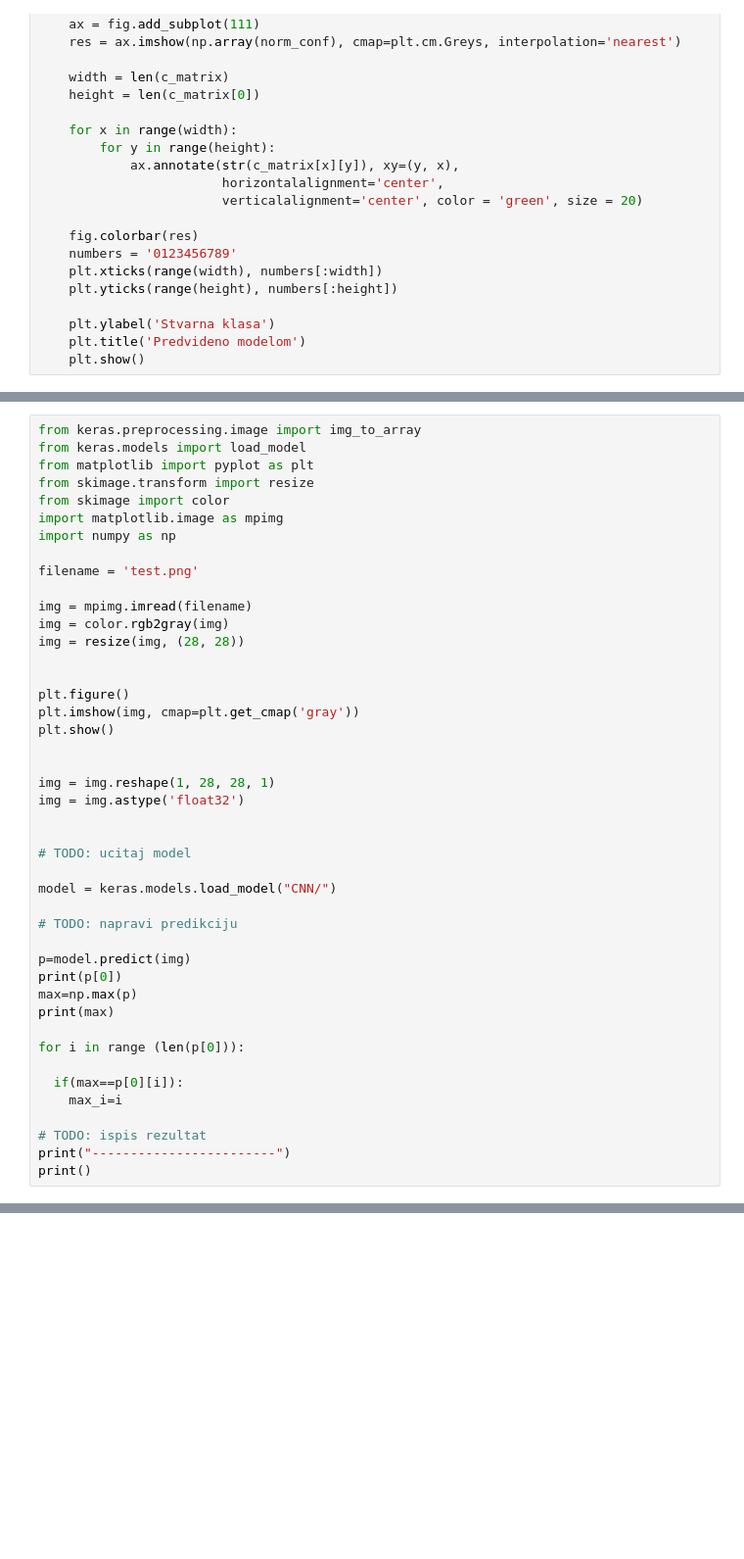
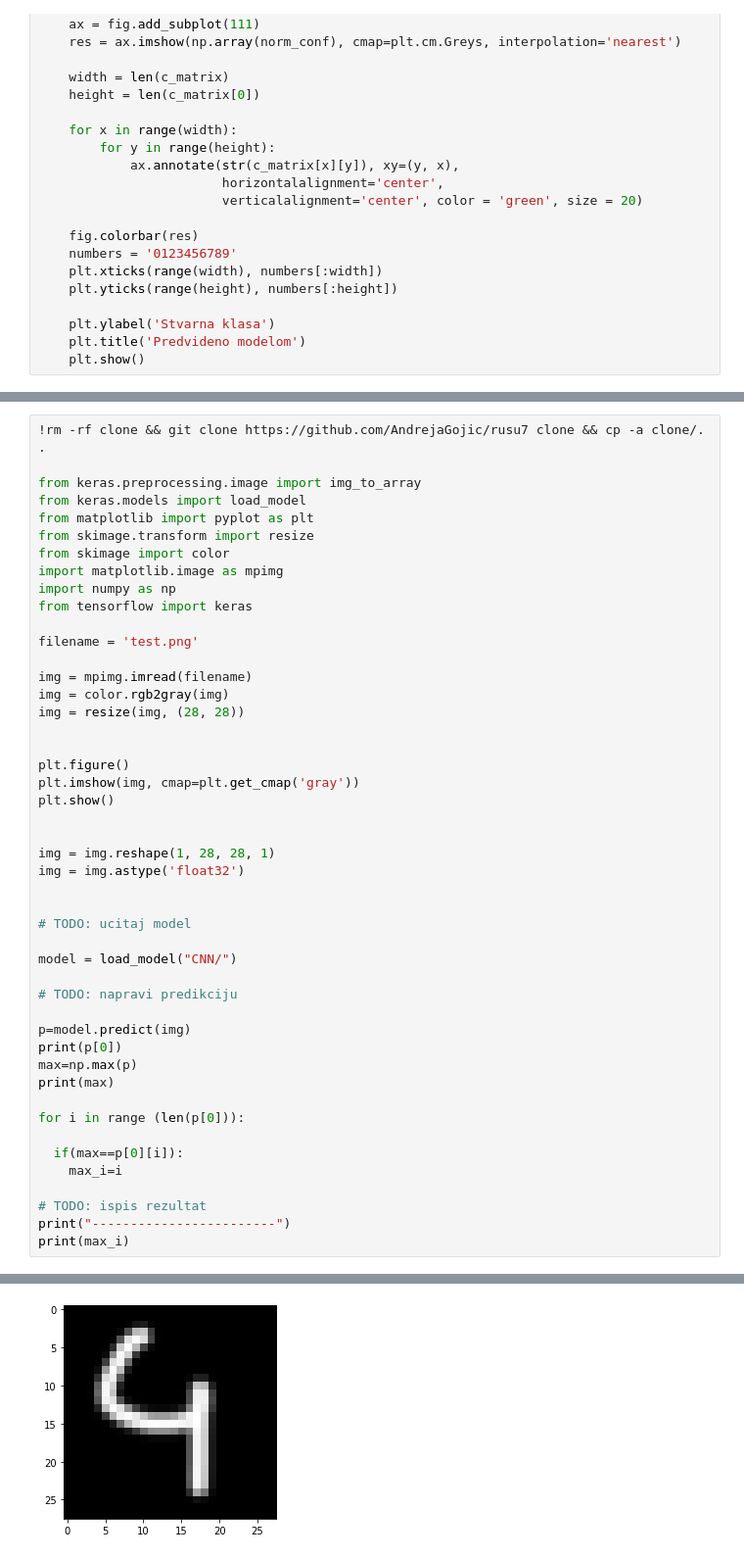
Before and after one commit to AndrejaGojic/rusu7, a Jupyter notebook: LV7.ipynb, the cells around one changed output, grey strips where cells are left out. Shown: that part at 98% size. Cells and saved outputs as stored; diff of their text form; blank space fills up the shorter version.

```diff
--- a/LV7.ipynb
+++ b/LV7.ipynb
@@ -139,4 +142,6 @@ Epoch 5/5
 # %%
+!rm -rf clone && git clone https://github.com/AndrejaGojic/rusu7 clone && cp -a clone/. .
+
 from keras.preprocessing.image import img_to_array
 from keras.models import load_model
 from matplotlib import pyplot as plt
@@ -144,6 +149,7 @@ from skimage.transform import resize
 from skimage import color
 import matplotlib.image as mpimg
 import numpy as np
+from tensorflow import keras
 
 filename = 'test.png'
 
@@ -163,7 +169,7 @@ img = img.astype('float32')
 
 # TODO: ucitaj model
 
-model = keras.models.load_model("CNN/")
+model = load_model("CNN/")
 
 # TODO: napravi predikciju
 
@@ -179,5 +185,5 @@ for i in range (len(p[0])):
 
 # TODO: ispis rezultat
 print("------------------------")
-print()
+print(max_i)
 # %% [output]
@@ -184,0 +196 @@ FileNotFoundError: ignored
+[figure, added]
```
Also changed, not shown: parts of 2 cells of this notebook.
